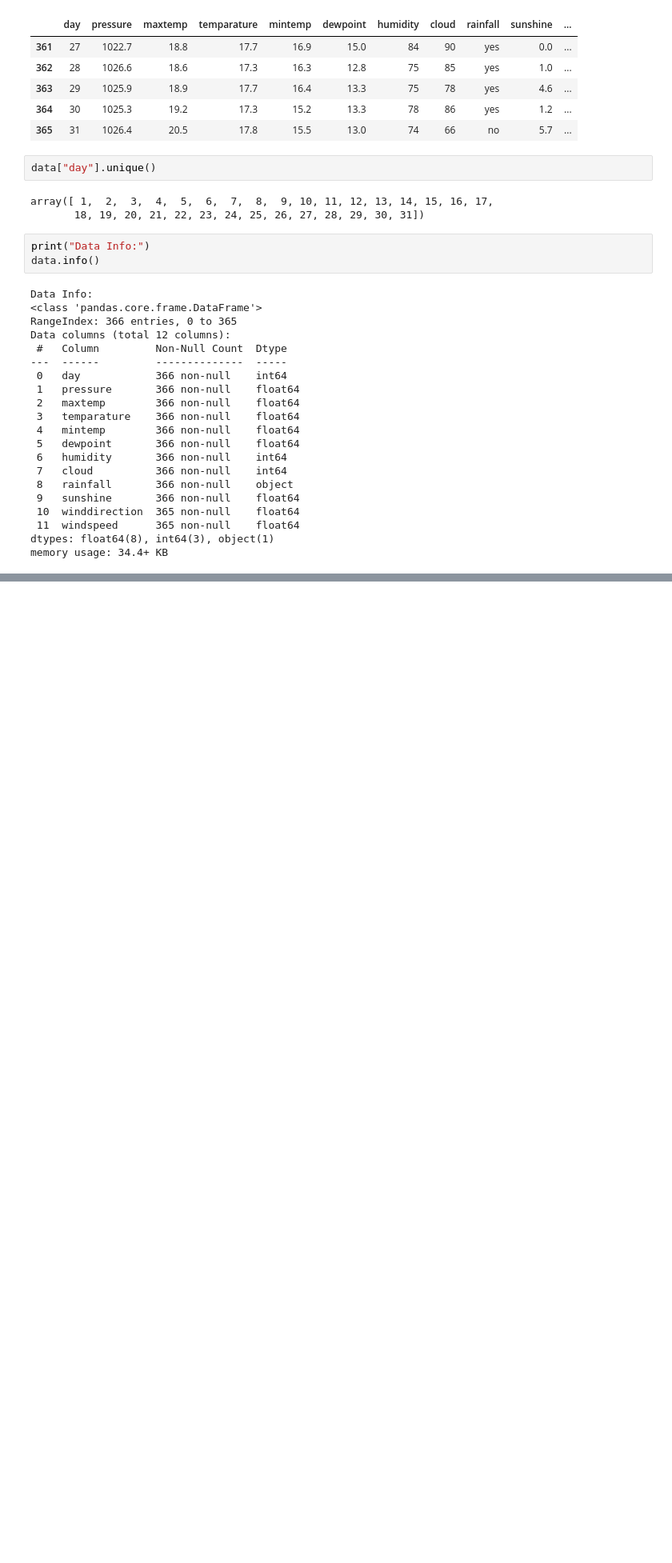
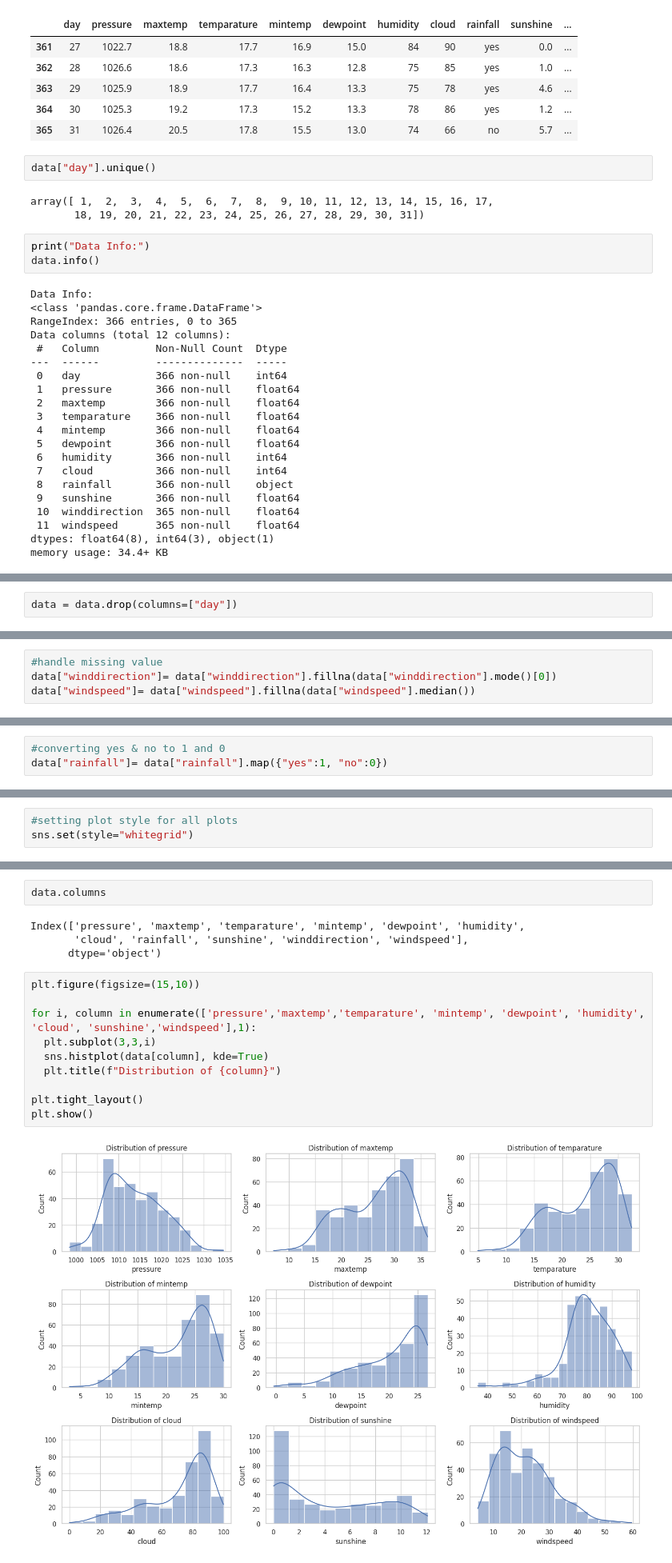
Before and after one commit to Tanishkaa2/Rainfall-Prediction, a Jupyter notebook: Rainfall_Prediction_using_Machine_Learning.ipynb, the cells around one changed output, grey strips where cells are left out. Shown at 80% size. Cells and saved outputs as stored; diff of their text form; blank space fills up the shorter version.

```diff
--- a/Rainfall_Prediction_using_Machine_Learning.ipynb
+++ b/Rainfall_Prediction_using_Machine_Learning.ipynb
@@ -77,0 +116,2 @@ data.columns=data.columns.st.strip()
+# %%
+data = data.drop(columns=["day"])
@@ -77,0 +150,4 @@ data.columns=data.columns.st.strip()
+# %%
+#handle missing value
+data["winddirection"]= data["winddirection"].fillna(data["winddirection"].mode()[0])
+data["windspeed"]= data["windspeed"].fillna(data["windspeed"].median())
@@ -77,0 +173,3 @@ data.columns=data.columns.st.strip()
+# %%
+#converting yes & no to 1 and 0
+data["rainfall"]= data["rainfall"].map({"yes":1, "no":0})
@@ -77,0 +191,3 @@ data.columns=data.columns.st.strip()
+# %%
+#setting plot style for all plots
+sns.set(style="whitegrid")
@@ -77,0 +206,18 @@ data.columns=data.columns.st.strip()
+# %%
+data.columns
+# %% [output]
+Index(['pressure', 'maxtemp', 'temparature', 'mintemp', 'dewpoint', 'humidity',
+       'cloud', 'rainfall', 'sunshine', 'winddirection', 'windspeed'],
+      dtype='object')
+# %%
+plt.figure(figsize=(15,10))
+
+for i, column in enumerate(['pressure','maxtemp','temparature', 'mintemp', 'dewpoint', 'humidity', 'cloud', 'sunshine','windspeed'],1):
+  plt.subplot(3,3,i)
+  sns.histplot(data[column], kde=True)
+  plt.title(f"Distribution of {column}")
+
+plt.tight_layout()
+plt.show()
+# %% [output]
+[figure, added]
```
Also changed, not shown: parts of 54 cells of this notebook.
